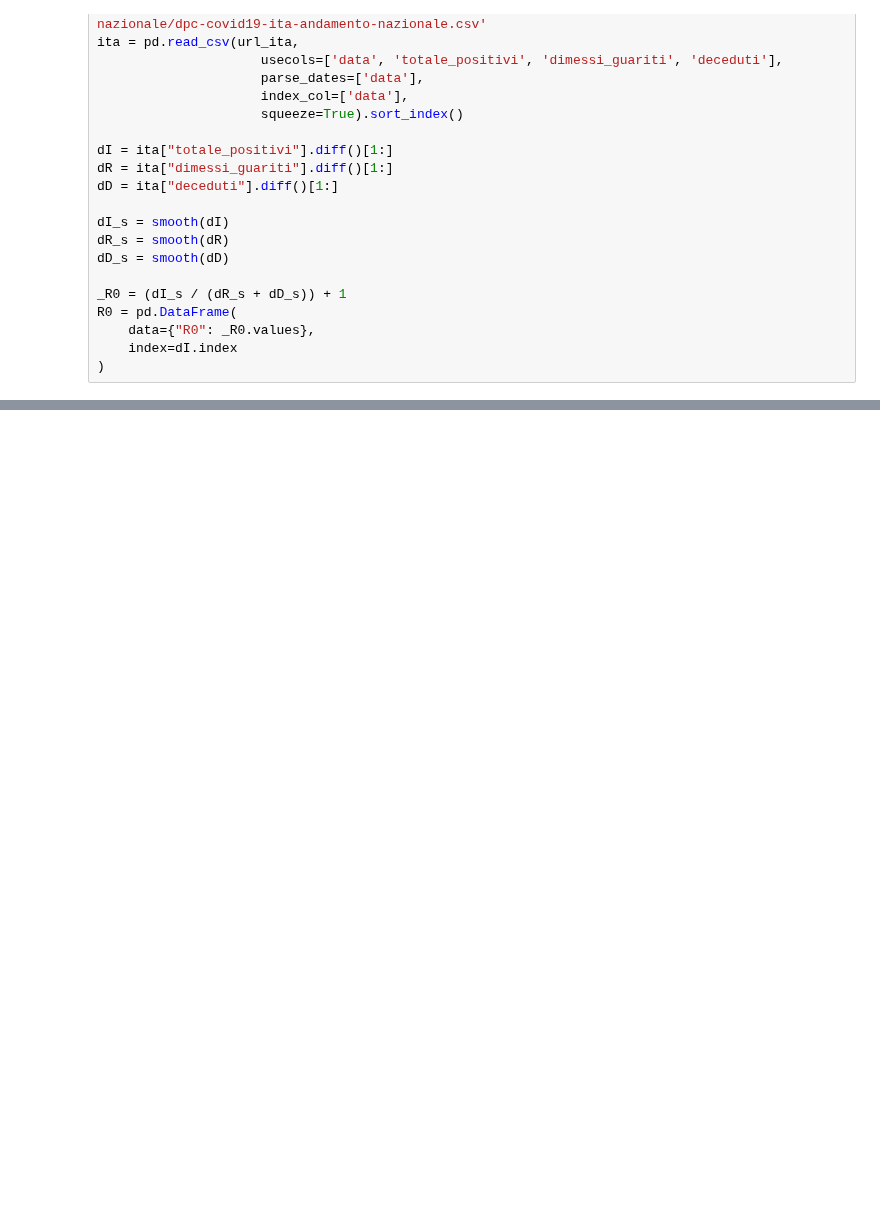
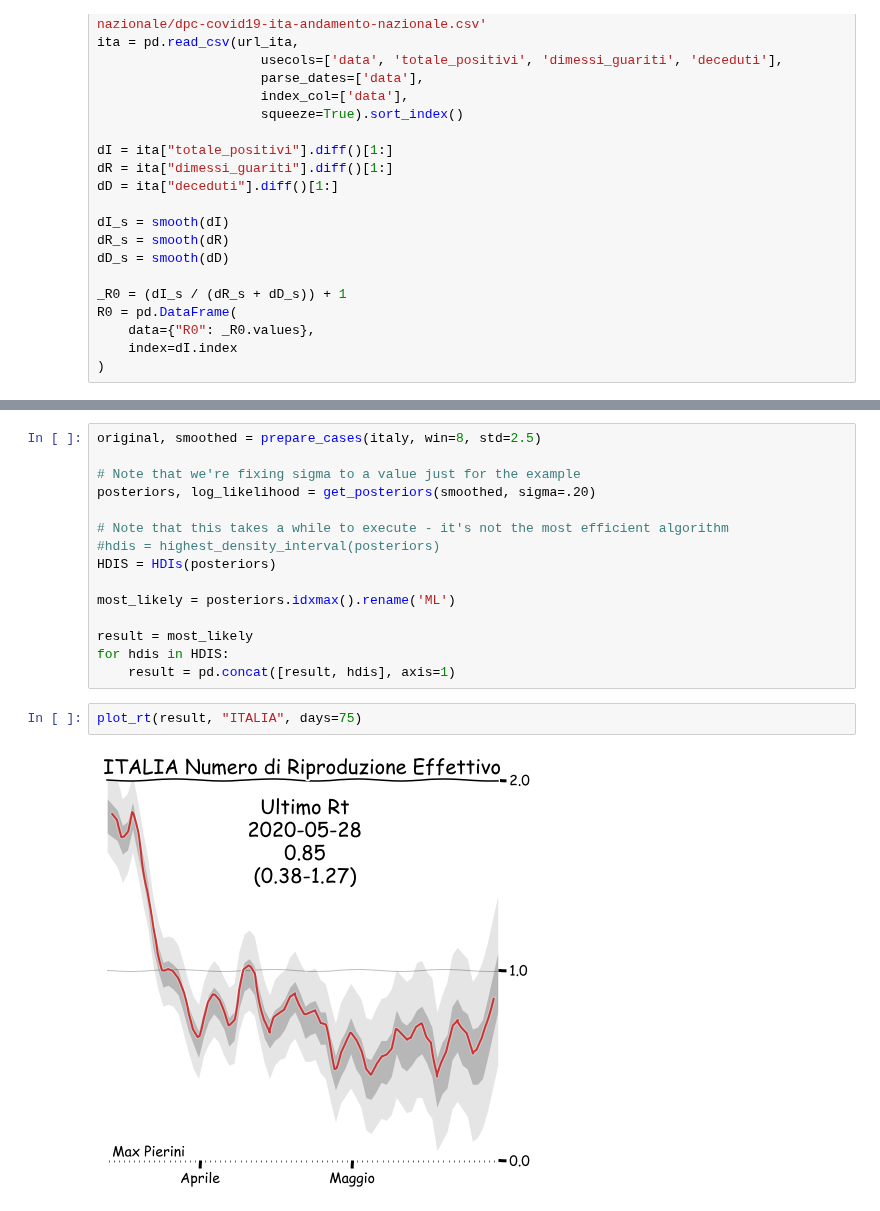
Before and after one commit to maxdevblock/covid-19-italy, a Jupyter notebook: OLD/Italia-R0-immagine.ipynb, the cells around one changed output, grey strips where cells are left out. Saved outputs shown, nothing was run; the diff lists cells and outputs as text; blank space fills up the shorter version.

```diff
--- a/OLD/Italia-R0-immagine.ipynb
+++ b/OLD/Italia-R0-immagine.ipynb
@@ -111,0 +327,19 @@ plot_r0(R0, "ITALIA COVID-19", offset=20)
+# %%
+original, smoothed = prepare_cases(italy, win=8, std=2.5)
+
+# Note that we're fixing sigma to a value just for the example
+posteriors, log_likelihood = get_posteriors(smoothed, sigma=.20)
+
+# Note that this takes a while to execute - it's not the most efficient algorithm
+#hdis = highest_density_interval(posteriors)
+HDIS = HDIs(posteriors)
+
+most_likely = posteriors.idxmax().rename('ML')
+
+result = most_likely
+for hdis in HDIS:
+    result = pd.concat([result, hdis], axis=1)
+# %%
+plot_rt(result, "ITALIA", days=75)
+# %% [output]
+[figure, added]
```
Also changed, not shown: parts of 2 cells of this notebook, 4 other files.
